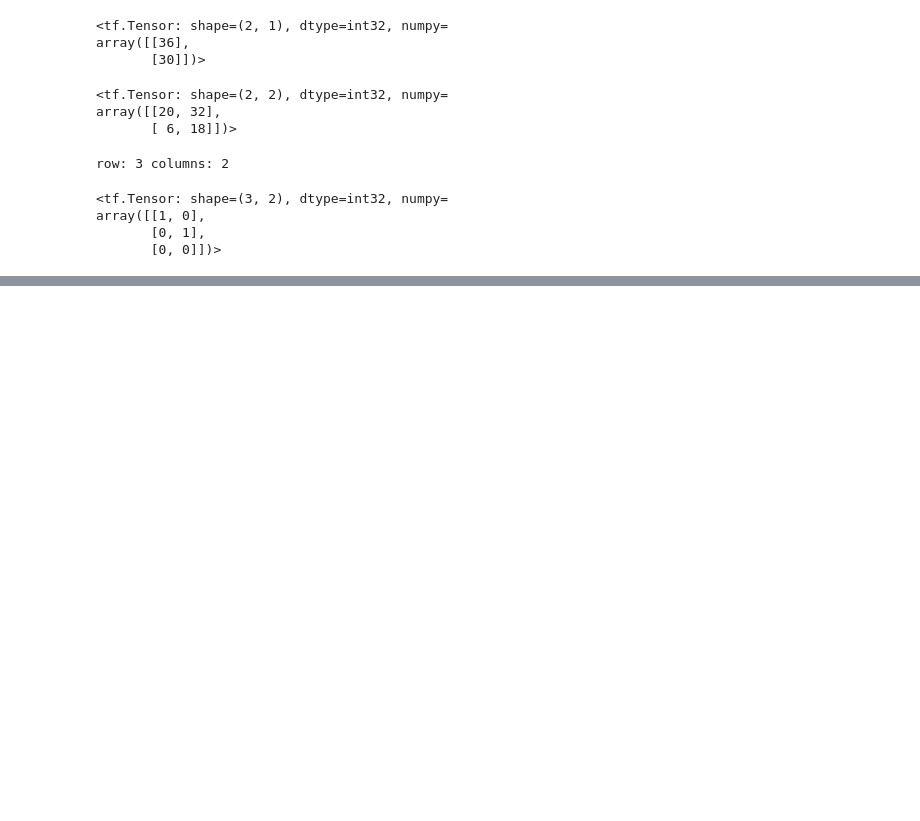
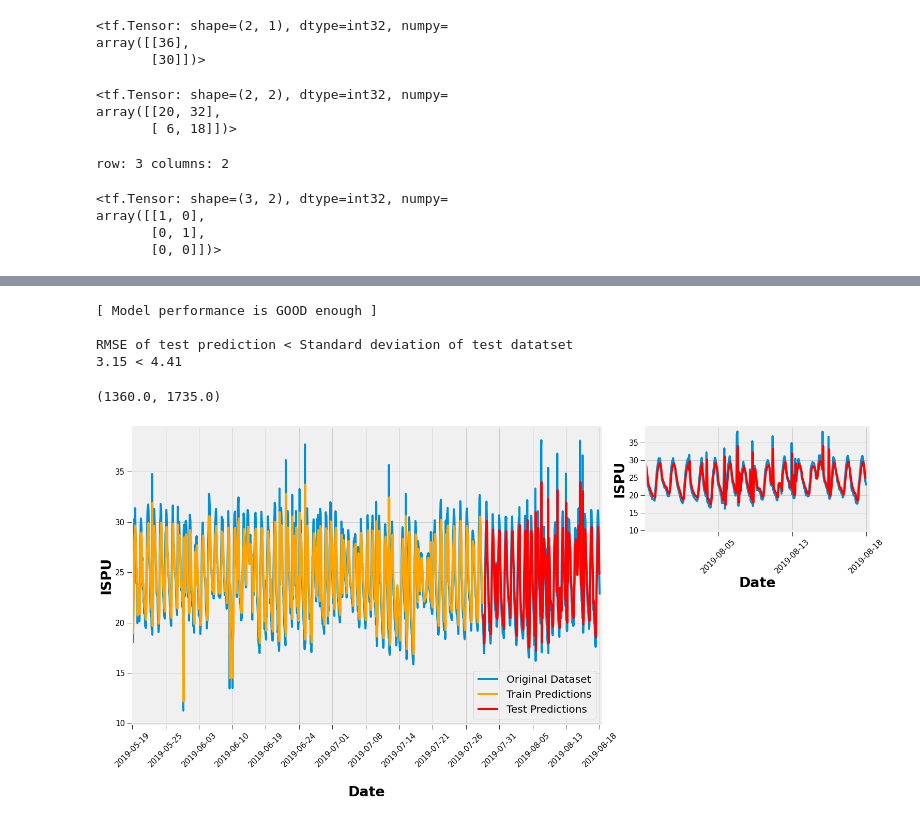
Before and after one commit to vijay113/Jupyter_Python, a Jupyter notebook: tensor_flow_tutorial.ipynb, the cells around one changed output, grey strips where cells are left out. Drawn from its saved outputs; the diff is of its cells as text; code cells hidden in the pictures; blank space fills up the shorter version.

Commit message:
Sequential- Neural Network Model in pyhton

```diff
--- a/tensor_flow_tutorial.ipynb
+++ b/tensor_flow_tutorial.ipynb
@@ -172,0 +356,8 @@ print("Testing")
+# %%
+# reshape the input array in the form - [samples, time steps, features]
+
+trainX = np.reshape(trainX,(trainX.shape[0],1,trainX.shape[1]))
+testX = np.reshape(testX,(testX.shape[0],1,testX.shape[1]))
+
+print("Shape of trainX:", trainX.shape)
+print("shape of TestX:", testX.shape)
@@ -172,0 +367,9 @@ print("Testing")
+# %%
+# create and fit the LSTM Neural network
+model = Sequential()
+model.add(LSTM(4,input_shape=(1,look_back)))
+model.add(Dense(1))
+
+model.compile(loss="mean_squared_error",optimizer="adam")
+
+model.fit(trainX, trainY, epochs=500,batch_size=32,verbose=2)
@@ -172,0 +420,63 @@ print("Testing")
+# %%
+test_series = pd.Series(testY)
+
+#State of model performance
+
+if testScore < test_series.std():
+    print("\n[ Model performance is GOOD enough ]")
+    print("\nRMSE of test prediction < Standard deviation of test datatset")
+    print("%.2f" %(testScore), "<","%.2f"%(test_series.std()))
+else:
+    print("\n[ Model Performance is NOT GOOD enough ]")
+    print("\nRMSE of test prediction > Standard deviation of test datatset")
+    print("%.2f" %(testScore), ">","%.2f"%(test_series.std()))
+# %% [output]
+[ Model performance is GOOD enough ]
+
+RMSE of test prediction < Standard deviation of test datatset
+3.15 < 4.41
+# %%
+# Shift train predictions for plotting
+
+trainPredictPlot= np.empty_like(dataset)
+trainPredictPlot[:,:]= np.nan
+trainPredictPlot[look_back:len(trainPredict)+look_back,:]=trainPredict
+
+
+# shift test predictions for plotting
+testPredictPlot = np.empty_like(dataset)
+testPredictPlot[:,:]= np.nan
+testPredictPlot[len(trainPredict)+(look_back*2)+1:len(dataset)-1,:]=testPredict
+
+
+# plot original dataset and Predictions
+time_axis = np.linspace(0,dataset.shape[0]-1,15)
+time_axis = np.array([int(i) for i in time_axis])
+time_axisLab = np.array(df2.index,dtype = "datetime64[D]")
+#time_axisLab = np.array(df2.index.astype('datetime64[D]'))
+
+fig = plt.figure()
+ax = fig.add_axes([0,0,2.1,2])
+ax.plot(np.expm1(dataset),label = "Original Dataset")
+ax.plot(trainPredictPlot,color="orange",label="Train Predictions")
+ax.plot(testPredictPlot,color="red",label="Test Predictions")
+ax.set_xticks(time_axis)
+ax.set_xticklabels(time_axisLab[time_axis],rotation=45)
+ax.set_xlabel("\nDate",fontsize = 27,fontweight = "bold")
+ax.set_ylabel("ISPU",fontsize=27,fontweight="bold")
+ax.legend(loc="best",prop={"size":20})
+ax.tick_params(size=10,labelsize=15)
+ax.set_xlim([-1,1735])
+
+ax1 = fig.add_axes([2.3,1.3,1,0.7])
+ax1.plot(np.expm1(dataset),label = "Original Dataset")
+ax1.plot(testPredictPlot,color="red",label="Test Predictions")
+ax1.set_xticks(time_axis)
+ax1.set_xticklabels(time_axisLab[time_axis],rotation=45)
+ax1.set_xlabel("Date",fontsize = 27,fontweight = "bold")
+ax1.set_ylabel("ISPU",fontsize=27,fontweight="bold")
+ax1.tick_params(size=10,labelsize=15)
+ax1.set_xlim([1360,1735])
+# %% [output]
+(1360.0, 1735.0)
+[figure, added]
```
Also changed, not shown: parts of 15 cells of this notebook, 1 other file.
